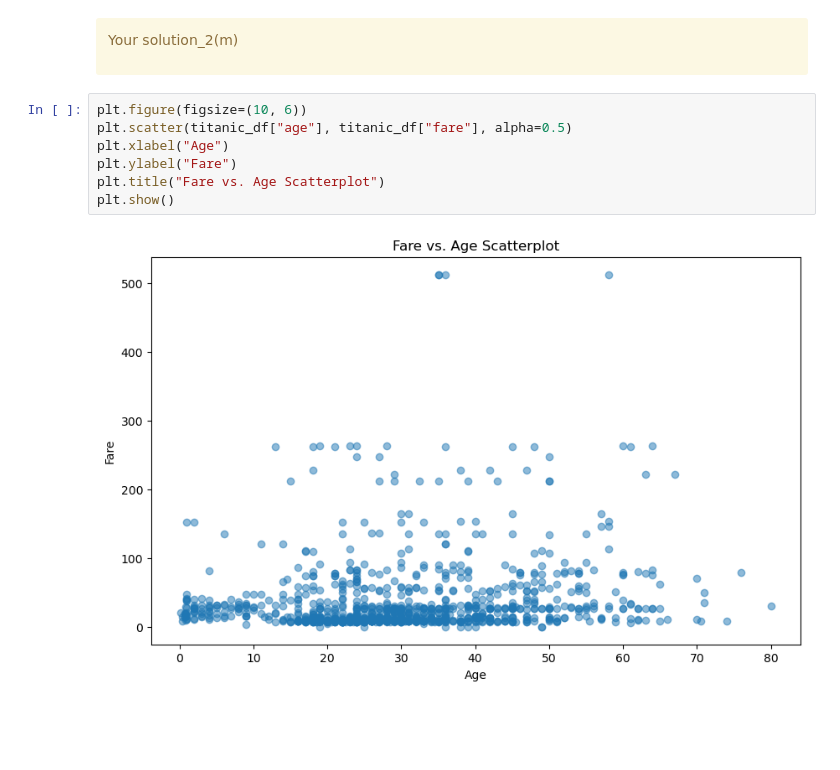
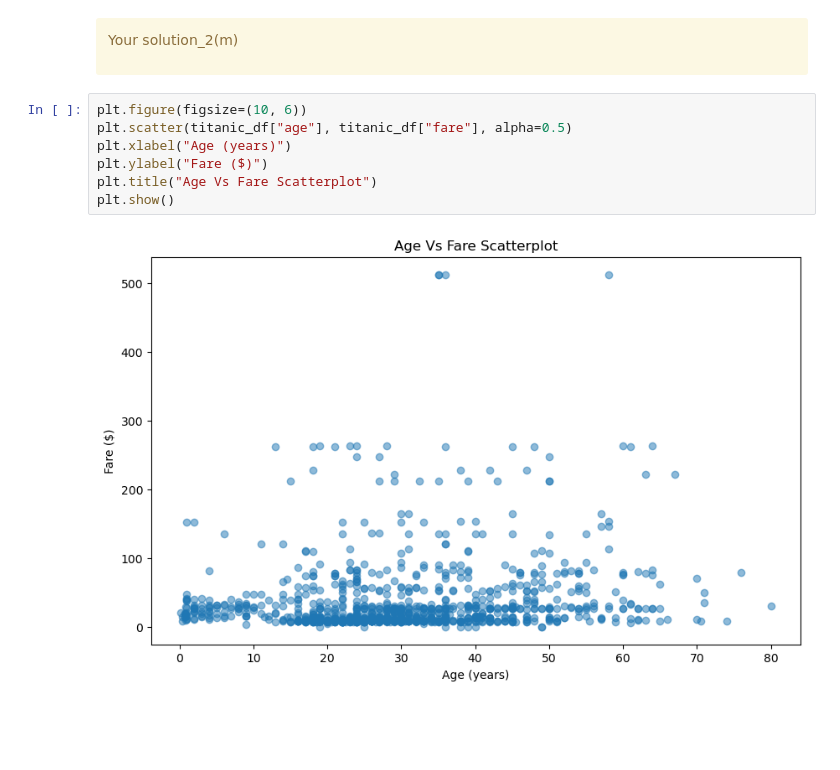
Before and after one commit to Kyaw-Min-Ooo/cpsc330-2024s, a Jupyter notebook: hw/hw1/hw1.ipynb, the cells around one changed output. Cells and saved outputs as stored; diff of their text form.

```diff
--- a/hw/hw1/hw1.ipynb
+++ b/hw/hw1/hw1.ipynb
@@ -457,12 +459,12 @@ Your solution_2(m)
 # %%
 plt.figure(figsize=(10, 6))
 plt.scatter(titanic_df["age"], titanic_df["fare"], alpha=0.5)
-plt.xlabel("Age")
-plt.ylabel("Fare")
-plt.title("Fare vs. Age Scatterplot")
+plt.xlabel("Age (years)")
+plt.ylabel("Fare ($)")
+plt.title("Age Vs Fare Scatterplot")
 plt.show()
 # %% [output]
-[figure, old version]
+[figure, new version]
 # %% [markdown]
 <br><br>
 # %% [markdown]
```
Also changed, not shown: parts of 8 cells of this notebook.
